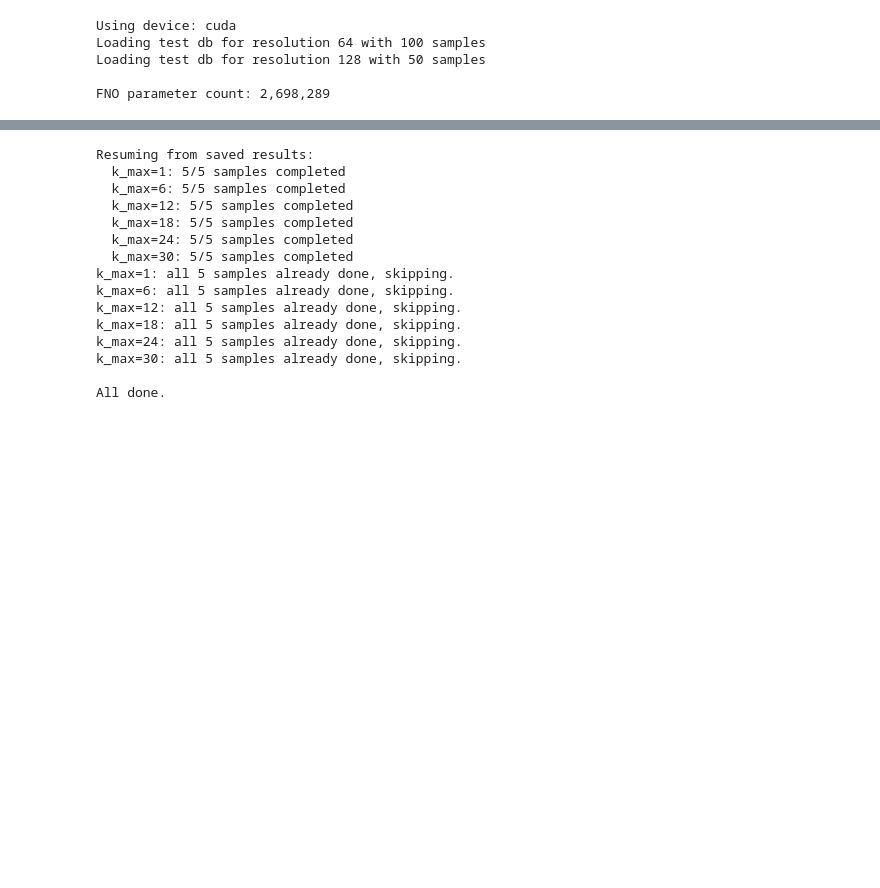
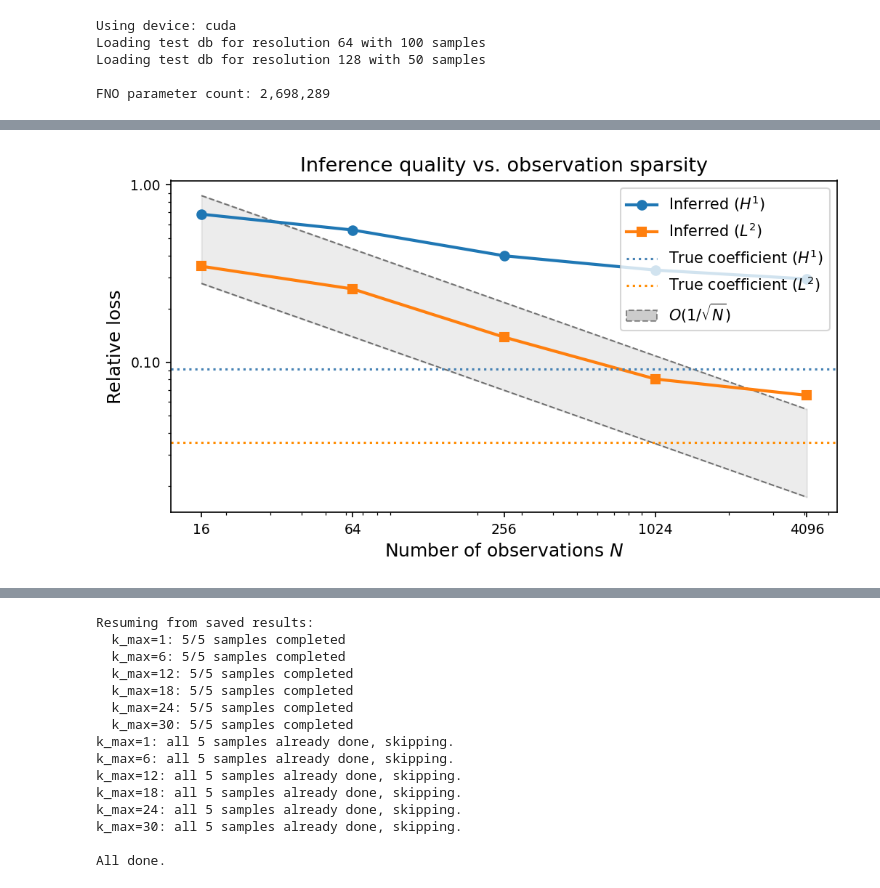
Before and after one commit to gzein/fno-bayesian-inverse-problems, a Jupyter notebook: nearly_ablation.ipynb, the cells around one changed output, grey strips where cells are left out. Saved outputs shown, nothing was run; the diff lists cells and outputs as text; code cells hidden in the pictures; blank space fills up the shorter version.

```diff
--- a/nearly_ablation.ipynb
+++ b/nearly_ablation.ipynb
@@ -694,0 +783,96 @@ plt.show()
+# %%
+import numpy as np
+import matplotlib
+import matplotlib.pyplot as plt
+from matplotlib.lines import Line2D
+import matplotlib.patches as mpatches
+
+# ------------------------------------------------------------------
+# Compute N values
+# ------------------------------------------------------------------
+grid_size = 64
+N_values = np.array([(grid_size / r) ** 2 for r in subsample_ratios])
+
+sort_idx      = np.argsort(N_values)
+N_sorted      = N_values[sort_idx]
+h1_sorted     = h1_means[sort_idx]
+l2_sorted     = l2_means[sort_idx]
+h1_std_sorted = h1_stds[sort_idx]
+l2_std_sorted = l2_stds[sort_idx]
+
+# ------------------------------------------------------------------
+# Fit slopes on log-log scale
+# ------------------------------------------------------------------
+h1_coeffs = np.polyfit(np.log(N_sorted), np.log(h1_sorted), 1)
+l2_coeffs = np.polyfit(np.log(N_sorted), np.log(l2_sorted), 1)
+print(f"H1 slope: {h1_coeffs[0]:.3f}  (ideal: -0.500)")
+print(f"L2 slope: {l2_coeffs[0]:.3f}  (ideal: -0.500)")
+
+# ------------------------------------------------------------------
+# 1/sqrt(N) band — multiplicative offsets for log scale
+# ------------------------------------------------------------------
+N_ref      = np.logspace(np.log10(N_sorted[0]), np.log10(N_sorted[-1]), 300)
+anchor_N   = N_sorted[0]
+anchor_val = l2_sorted[0]
+
+inv_sqrt      = anchor_val * np.sqrt(anchor_N / N_ref)
+inv_sqrt_low  = inv_sqrt * 0.8
+inv_sqrt_high = inv_sqrt * 2.5
+
+# ------------------------------------------------------------------
+# Plot
+# ------------------------------------------------------------------
+show_error_bars = False
+
+fig, ax = plt.subplots(figsize=(7, 4), dpi=150)
+
+# Band first so it sits behind data
+ax.plot(N_ref, inv_sqrt_low,  'k--', linewidth=1, alpha=0.5)
+ax.plot(N_ref, inv_sqrt_high, 'k--', linewidth=1, alpha=0.5)
+ax.fill_between(N_ref, inv_sqrt_low, inv_sqrt_high, alpha=0.15, color='gray')
+
+eb_kwargs = dict(capsize=4, linewidth=2)
+
+if show_error_bars:
+    ax.errorbar(N_sorted, h1_sorted, yerr=h1_std_sorted, marker='o', **eb_kwargs)
+    ax.errorbar(N_sorted, l2_sorted, yerr=l2_std_sorted, marker='s', **eb_kwargs)
+else:
+    ax.plot(N_sorted, h1_sorted, marker='o', linewidth=2)
+    ax.plot(N_sorted, l2_sorted, marker='s', linewidth=2)
+
+for mean, std, color in [
+    (h1_baseline_mean, h1_baseline_std, 'steelblue'),
+    (l2_baseline_mean, l2_baseline_std, 'darkorange'),
+]:
+    ax.axhline(mean, color=color, linestyle=':', linewidth=1.5)
+    if show_error_bars:
+        ax.axhspan(mean - std, mean + std, color=color, alpha=0.10)
+
+ax.set_xscale('log')
+ax.set_yscale('log')
+ax.yaxis.set_major_formatter(matplotlib.ticker.FormatStrFormatter('%.2f'))
+
+ax.set_xlabel("Number of observations $N$", fontsize=12)
+ax.set_ylabel("Relative loss", fontsize=12)
+ax.set_title("Inference quality vs. observation sparsity", fontsize=13)
+ax.set_xticks(N_sorted)
+ax.set_xticklabels([f"{int(n)}" for n in N_sorted])
+ax.tick_params(labelsize=9)
+
+# ------------------------------------------------------------------
+# Legend
+# ------------------------------------------------------------------
+legend_handles = [
+    Line2D([0], [0], color='C0',        marker='o', linewidth=2,      label='Inferred ($H^1$)'),
+    Line2D([0], [0], color='C1',        marker='s', linewidth=2,      label='Inferred ($L^2$)'),
+    Line2D([0], [0], color='steelblue', linestyle=':', linewidth=1.5, label='True coefficient ($H^1$)'),
+    Line2D([0], [0], color='darkorange',linestyle=':', linewidth=1.5, label='True coefficient ($L^2$)'),
+    mpatches.Patch(facecolor='gray', alpha=0.4, edgecolor='k',
+                   linestyle='--', linewidth=1,                        label=r'$O(1/\sqrt{N})$'),
+]
+ax.legend(handles=legend_handles, fontsize=10, loc='upper right')
+
+plt.tight_layout()
+plt.savefig("figures_for_report/ablation_subsampling_h1_l2.png", bbox_inches='tight', dpi=300)
+plt.show()
+# %% [output]
@@ -695,3 +881,4 @@ plt.show()
+[figure, added]
 # %%
 # ------------------------------------------------------------------
 # Summary table
```
Also changed, not shown: parts of 7 cells of this notebook, 35 other files.
